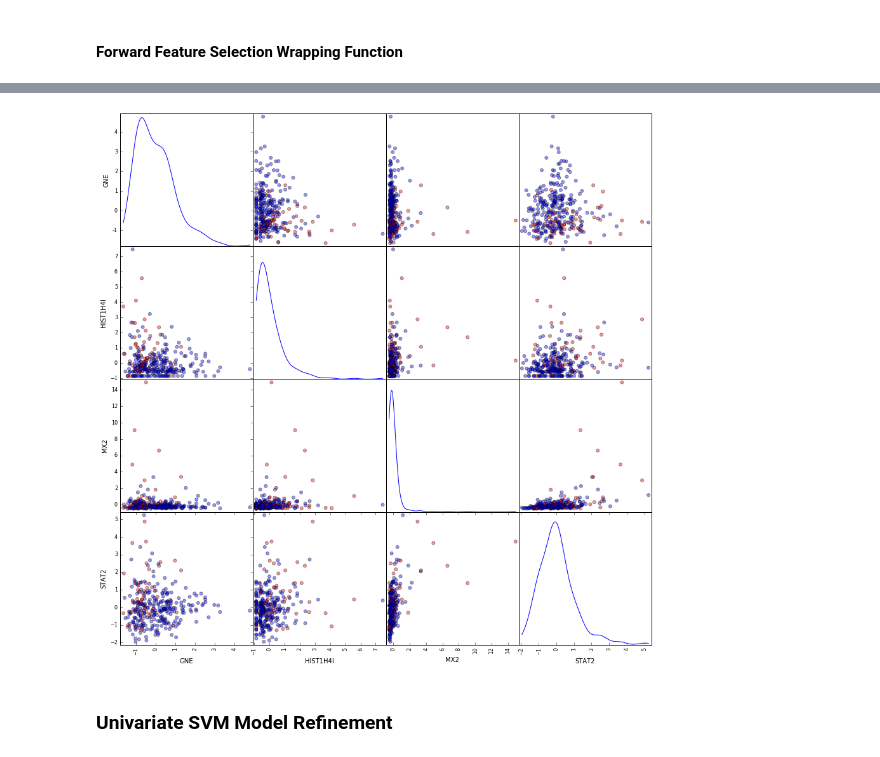
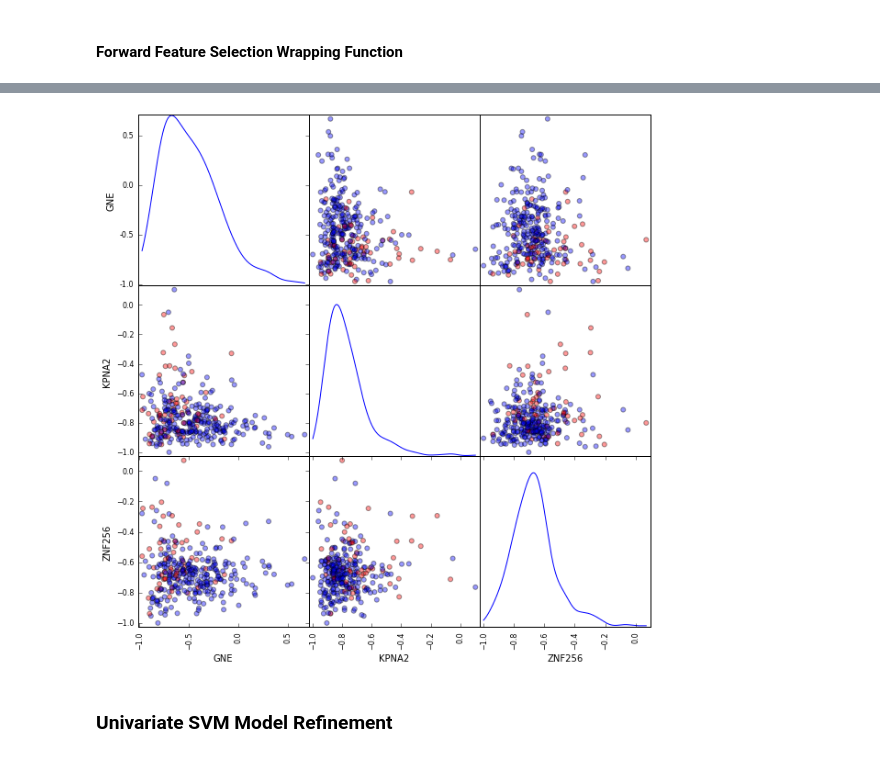
Before and after one commit to CCThompson82/Prostate_metastasis, a Jupyter notebook: PCa_Metastasis.ipynb, the cells around one changed output, grey strips where cells are left out. Cells and saved outputs as stored; diff of their text form; code cells hidden in the pictures.

```diff
--- a/PCa_Metastasis.ipynb
+++ b/PCa_Metastasis.ipynb
@@ -140,4 +147,0 @@ avg / total       0.03      0.19      0.06       424
-# %%
-from sklearn.preprocessing import scale
-X_all = pd.DataFrame(scale(X_all), columns = X_all.columns, index = [X_all.index])
-X = X_all.loc[X.index]
@@ -143,0 +151,18 @@ X = X_all.loc[X.index]
+# %%
+gleason = clinical['gleasonscore']
+age = pd.to_numeric(clinical['yearstobirth'], errors = 'coerce')
+age.fillna(value = np.mean(age), inplace=True)
+psa = pd.to_numeric(clinical['psavalue'], errors= 'coerce')
+psa.fillna(value = np.mean(psa), inplace =True)
+gleason = gleason.loc[y.index]
+
+benchmarkDF = pd.DataFrame({'gleason': gleason,
+                            'age':age ,
+                            'psa' : psa }, index=X.index)
+
+sm = pd.scatter_matrix(benchmarkDF,
+                       alpha=0.4,
+                       figsize= (8,8),
+                       diagonal = 'kde',
+                       c = y.replace({'n1': 'red','n0':'blue'}),
+                       s = 100)
@@ -186,3 +285,7 @@ plt.show
+# %%
+scaler = MinMaxScaler(feature_range= (-1,1), copy =False)
+X_all = pd.DataFrame(scaler.fit_transform(X_all), columns = X_all.columns, index = [X_all.index])
+X = X_all.loc[X.index]
 # %%
 """Utilize the """
 F_threshold = 10
@@ -300,9 +434,9 @@ def wrapper(clf, X, y, max_features, show_max, steps_down, gain_tolerance) :
 k_features, DF = wrapper(svm_clf,
                          X_kk.loc[X_train.index],
                          y_train,
-                         max_features= 10,
+                         max_features= 5,
                          show_max= False,
-                         steps_down=2,
+                         steps_down=3,
                          gain_tolerance = 0.02)
 # %% [output]
 Iteration:  1  complete!
@@ -324,14 +461,17 @@ print(DF)
 # %%
-best_genes = DF.loc[(max(DF['n_features'])-1), 'Features']
+take_features = (max(DF['n_features'])-3)
+take_features = 2
+
+best_genes = DF.loc[take_features, 'Features']
 X_FR = X.loc[:,best_genes]
 sm = pd.scatter_matrix(X_FR.loc[X_train.index],
                        alpha=0.4,
-                       figsize= (15,15),
+                       figsize= (10,10),
                        diagonal = 'kde',
                        c = y_train.replace({'n1': 'red','n0':'blue'}),
                        s = 100)
 # %% [output]
-[figure, old version]
+[figure, new version]
 # %% [markdown]
 ### Univariate SVM Model Refinement
 # %%
```
Also changed, not shown: parts of 40 cells of this notebook, 2 other files.
